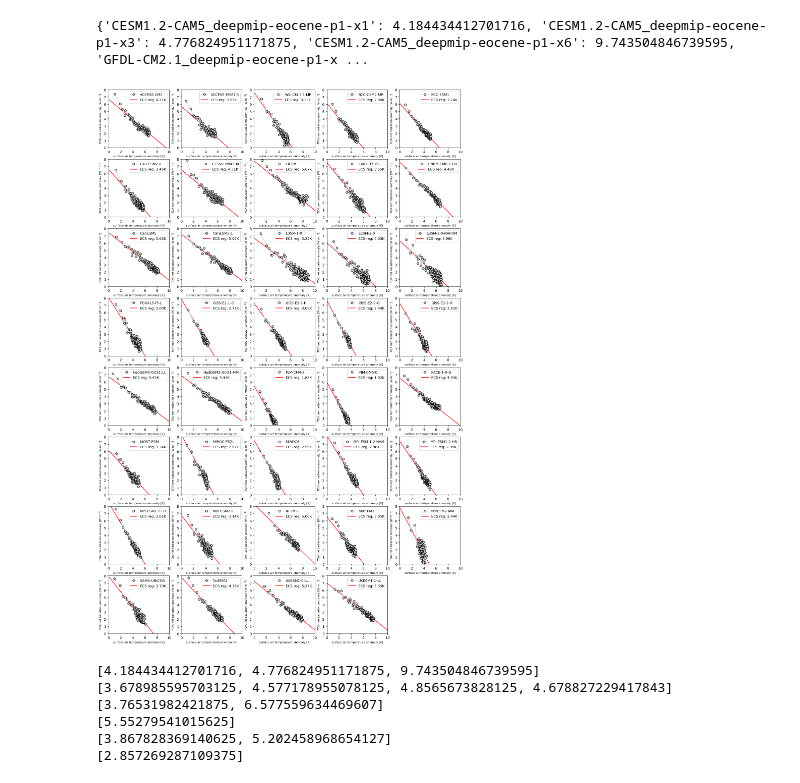
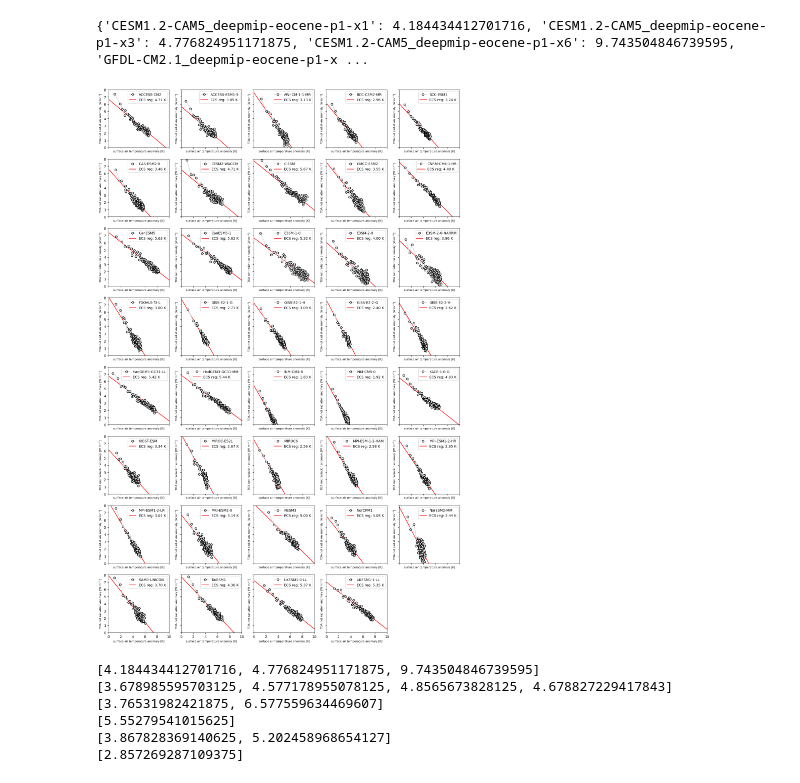
Before and after one commit to sebsteinig/aprp_deepmip, a Jupyter notebook: code/ecs_scatter.ipynb, the cells around one changed output. Drawn from its saved outputs; the diff is of its cells as text; code cells hidden in the pictures.

```diff
--- a/code/ecs_scatter.ipynb
+++ b/code/ecs_scatter.ipynb
@@ -73,7 +72,7 @@ num_cols = 5
 plot_idx = 0
 row_idx = 0
 col_idx = 0
-fig, axs = plt.subplots(8, 5, figsize=(18, 28))
+fig, axs = plt.subplots(8, 5, figsize=(18, 28), sharex=True, sharey=True)
 
 # Sort the list of model directories
 sorted_models = sorted(os.listdir(cmip_dir + "piControl/"))
@@ -133,35 +132,35 @@ for model in sorted_models:
     # Plotting the regression line
     # Create a range of x-values from 0 to 10
     x_values = np.linspace(0, 10, 100)
 
     # Create a legend label with the model name and ECS value
 
     axs[row_idx,col_idx].plot(tas_anom, toa_anom, marker="o", markersize=6, markeredgecolor='k', color='lightgray', label=model,zorder=100)
-    legend_label = f"ECS reg: {ecs:.2f}K"
+    legend_label = f"ECS reg: {ecs:.2f} K"
     axs[row_idx, col_idx].plot(x_values, intercept + slope * x_values, 'r', label=legend_label)
 
     axs[row_idx,col_idx].legend()
     axs[row_idx,col_idx].set_xlim([0, 10])
     axs[row_idx,col_idx].set_ylim([0, 8])
     axs[row_idx,col_idx].set_xlabel('surface air temperature anomaly [K]', fontsize=8)
     axs[row_idx,col_idx].set_ylabel('TOA net radiation anomaly [W m$^{-2}$]', fontsize=8)
 
     col_idx += 1
 
     if col_idx == num_cols:
         row_idx += 1
         col_idx = 0
 
 # remove unused plots
 total_plots_required = len(cmip_gmsts)
 for i in range(8):
     for j in range(5):
         if i * 5 + j >= total_plots_required:
             axs[i, j].remove()
 
 fig.savefig(figure_dir + '/supp_cmip_ecs_gregory.pdf', bbox_inches='tight')
 # %% [output]
-[figure, old version]
+[figure, new version]
 # %%
 fig, axs = plt.subplots(1, 2, figsize=(12, 5))
 
```
Also changed, not shown: parts of 2 cells of this notebook, 22 other files.
